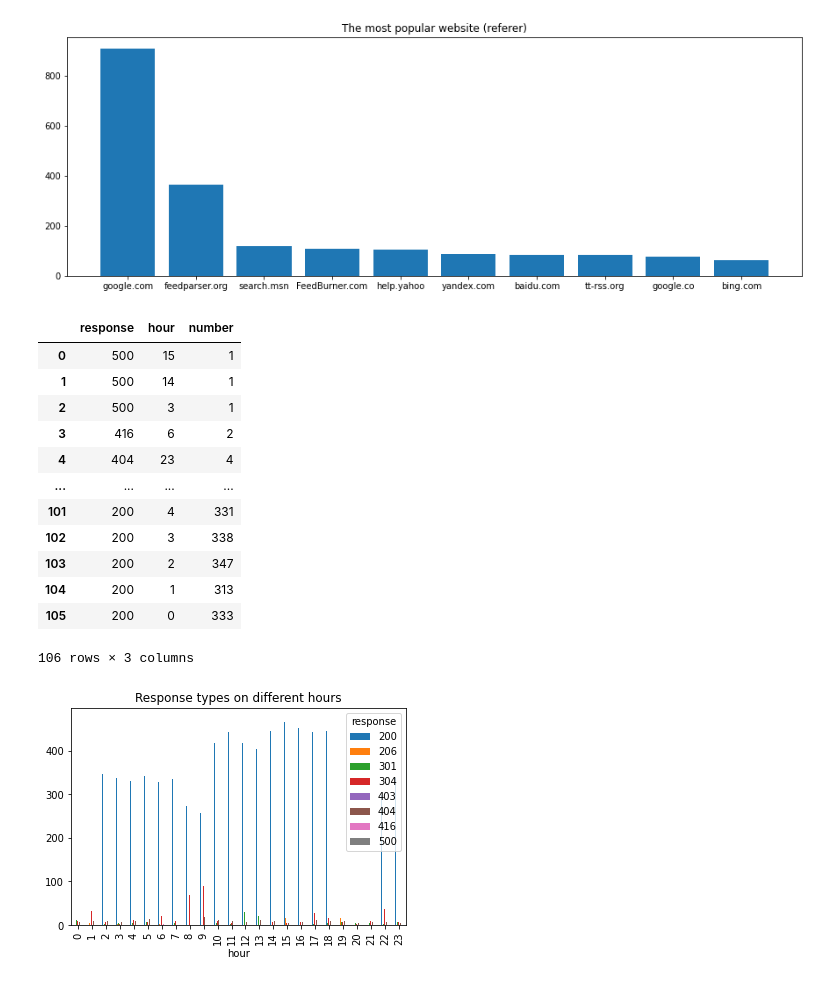
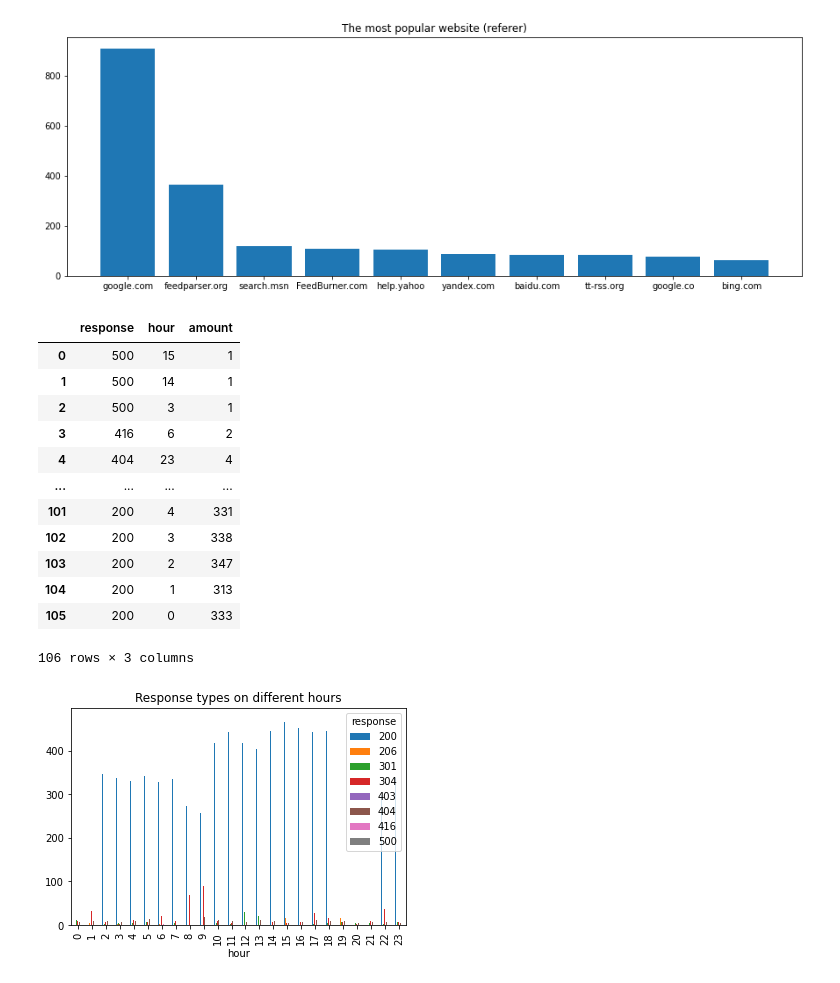
Before and after one commit to sgrzegorz/analiza-duzych-zbiorow-danych, a Jupyter notebook: 01rdd_intro/lab1.ipynb, the cells around one changed output. Drawn from its saved outputs; the diff is of its cells as text; code cells hidden in the pictures.

```diff
--- a/01rdd_intro/lab1.ipynb
+++ b/01rdd_intro/lab1.ipynb
@@ -57,28 +57,28 @@ plt.show()
 # %%
 #\] "(?!GET|HEAD|POST|OPTIONS)
 
 def process(line):
     hour_regex = r"\d{4}:(\d{2}):\d{2}:\d{2}"
     response_regex =r"\"(?:GET|HEAD|POST|OPTIONS)\s[^\"]+\"\s(\d+)"
     hour = int(re.search(hour_regex, line).group(1))
     response = int(re.search(response_regex, line).group(1))
     return ((response, hour),1)
 
 
 
 data = (apache_logs.map(process)
     .reduceByKey(lambda a,b: a+b)
     .sortByKey(ascending=False,keyfunc= lambda x: x)
     .map(lambda x: (x[0][0],x[0][1],x[1]))
     .collect()
 )
 
 
-df = pd.DataFrame(data,columns=['response','hour','number'])
+df = pd.DataFrame(data,columns=['response','hour','amount'])
 
 df
 # %% [output]
-|  | response | hour | number |
+|  | response | hour | amount |
 | 0 | 500 | 15 | 1 |
 | 1 | 500 | 14 | 1 |
 | 2 | 500 | 3 | 1 |
```
Also changed, not shown: parts of 8 cells of this notebook.
